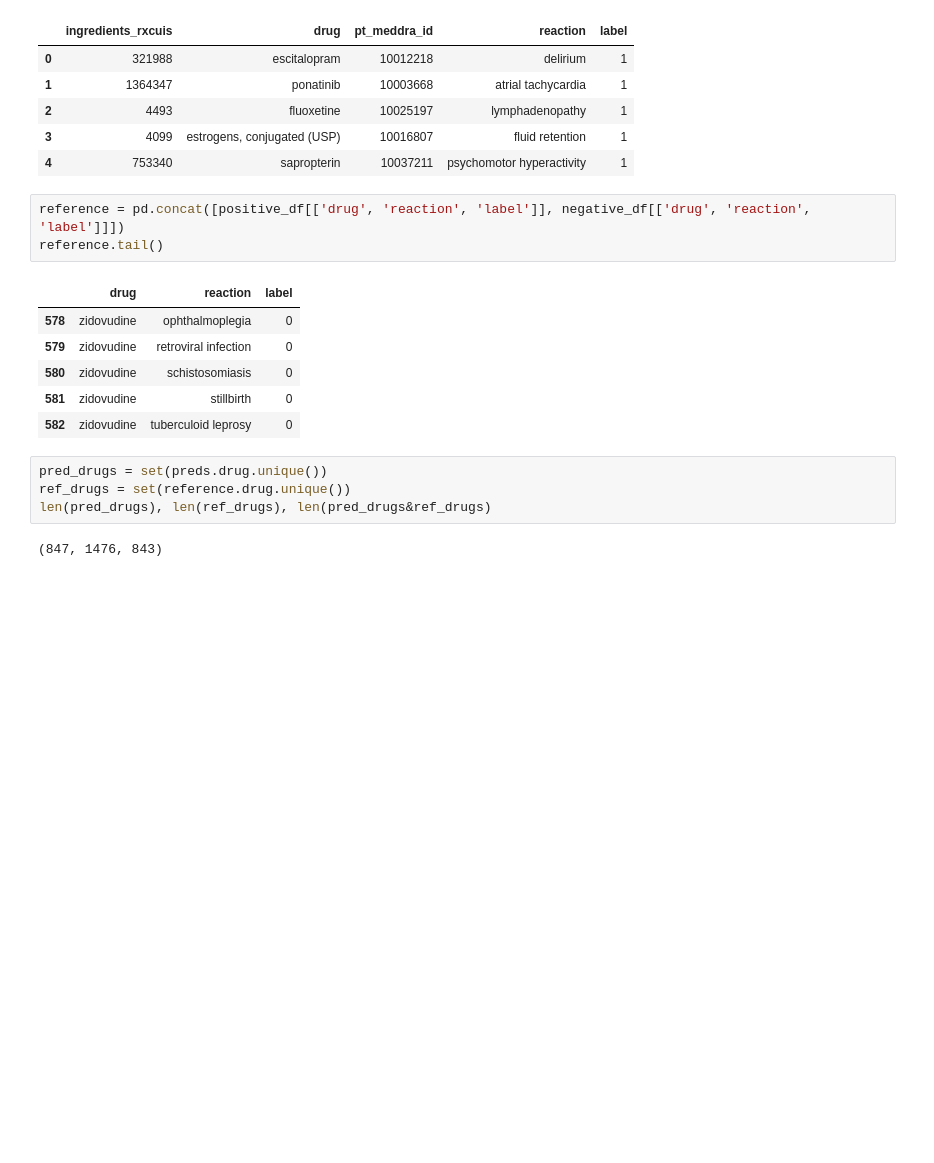
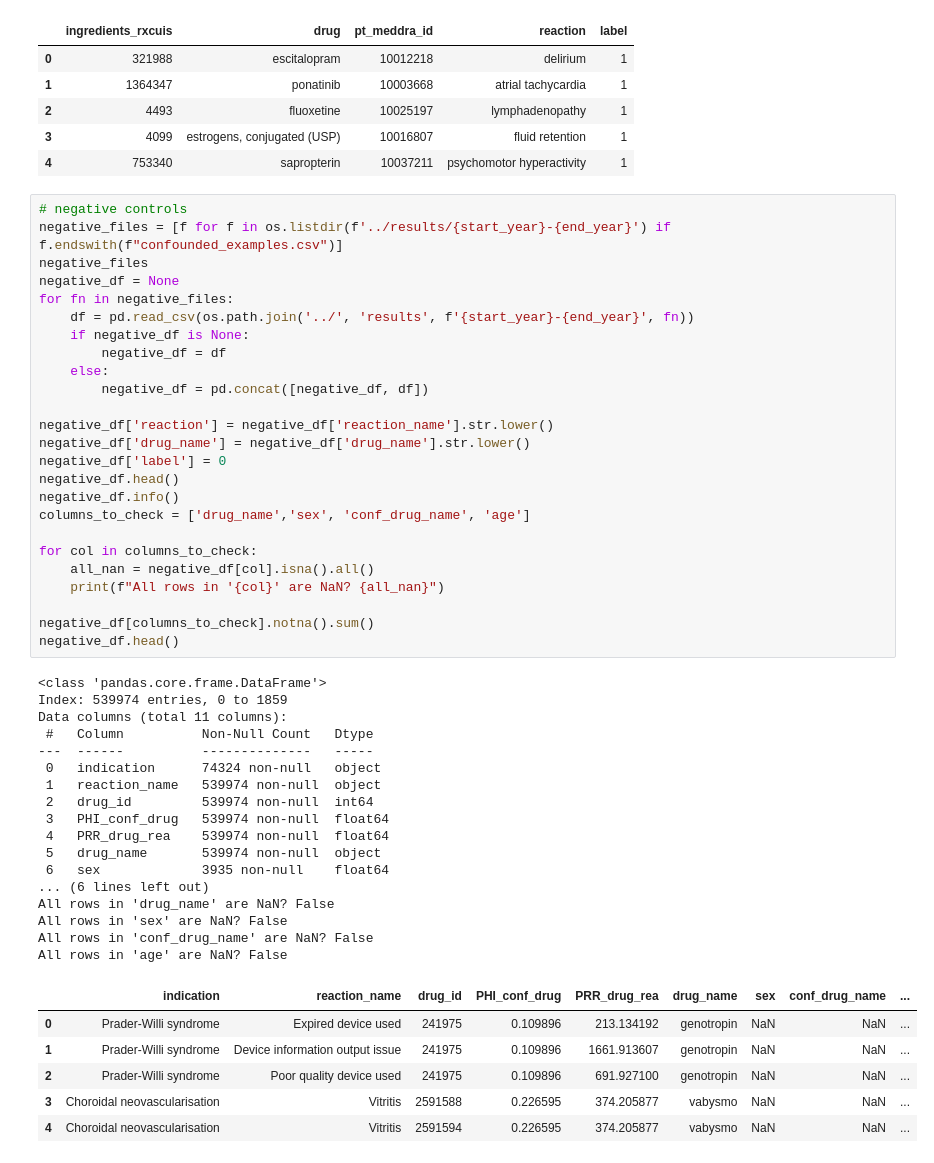
Before and after one commit to tatonetti-lab/offsides, a Jupyter notebook: notebooks/evaluate_performance_confounding.ipynb, the cells around one changed output. Saved outputs shown, nothing was run; the diff lists cells and outputs as text; blank space fills up the shorter version.

```diff
--- a/notebooks/evaluate_performance_confounding.ipynb
+++ b/notebooks/evaluate_performance_confounding.ipynb
@@ -66,19 +46,52 @@ positive_df.head()
 | 2 | 4493 | fluoxetine | 10025197 | lymphadenopathy | 1 |
 | 3 | 4099 | estrogens, conjugated (USP) | 10016807 | fluid retention | 1 |
 | 4 | 753340 | sapropterin | 10037211 | psychomotor hyperactivity | 1 |
-# %%
-reference = pd.concat([positive_df[['drug', 'reaction', 'label']], negative_df[['drug', 'reaction', 'label']]])
-reference.tail()
-# %% [output]
-|  | drug | reaction | label |
-| 578 | zidovudine | ophthalmoplegia | 0 |
-| 579 | zidovudine | retroviral infection | 0 |
-| 580 | zidovudine | schistosomiasis | 0 |
-| 581 | zidovudine | stillbirth | 0 |
-| 582 | zidovudine | tuberculoid leprosy | 0 |
-# %%
-pred_drugs = set(preds.drug.unique())
-ref_drugs = set(reference.drug.unique())
-len(pred_drugs), len(ref_drugs), len(pred_drugs&ref_drugs)
-# %% [output]
-(847, 1476, 843)
+# %%
+# negative controls
+negative_files = [f for f in os.listdir(f'../results/{start_year}-{end_year}') if f.endswith(f"confounded_examples.csv")]
+negative_files
+negative_df = None
+for fn in negative_files:
+    df = pd.read_csv(os.path.join('../', 'results', f'{start_year}-{end_year}', fn))
+    if negative_df is None:
+        negative_df = df
+    else:
+        negative_df = pd.concat([negative_df, df])
+
+negative_df['reaction'] = negative_df['reaction_name'].str.lower()
+negative_df['drug_name'] = negative_df['drug_name'].str.lower()
+negative_df['label'] = 0
+negative_df.head()
+negative_df.info()
+columns_to_check = ['drug_name','sex', 'conf_drug_name', 'age']
+
+for col in columns_to_check:
+    all_nan = negative_df[col].isna().all()
+    print(f"All rows in '{col}' are NaN? {all_nan}")
+
+negative_df[columns_to_check].notna().sum()
+negative_df.head()
+# %% [output]
+<class 'pandas.core.frame.DataFrame'>
+Index: 539974 entries, 0 to 1859
+Data columns (total 11 columns):
+ #   Column          Non-Null Count   Dtype
+---  ------          --------------   -----
+ 0   indication      74324 non-null   object
+ 1   reaction_name   539974 non-null  object
+ 2   drug_id         539974 non-null  int64
+ 3   PHI_conf_drug   539974 non-null  float64
+ 4   PRR_drug_rea    539974 non-null  float64
+ 5   drug_name       539974 non-null  object
+ 6   sex             3935 non-null    float64
+... (6 lines left out)
+All rows in 'drug_name' are NaN? False
+All rows in 'sex' are NaN? False
+All rows in 'conf_drug_name' are NaN? False
+All rows in 'age' are NaN? False
+|  | indication | reaction_name | drug_id | PHI_conf_drug | PRR_drug_rea | drug_name | sex | conf_drug_name | ... |
+| 0 | Prader-Willi syndrome | Expired device used | 241975 | 0.109896 | 213.134192 | genotropin | NaN | NaN | ... |
+| 1 | Prader-Willi syndrome | Device information output issue | 241975 | 0.109896 | 1661.913607 | genotropin | NaN | NaN | ... |
+| 2 | Prader-Willi syndrome | Poor quality device used | 241975 | 0.109896 | 691.927100 | genotropin | NaN | NaN | ... |
+| 3 | Choroidal neovascularisation | Vitritis | 2591588 | 0.226595 | 374.205877 | vabysmo | NaN | NaN | ... |
+| 4 | Choroidal neovascularisation | Vitritis | 2591594 | 0.226595 | 374.205877 | vabysmo | NaN | NaN | ... |
```
Also changed, not shown: parts of 16 cells of this notebook, 52 other files.
